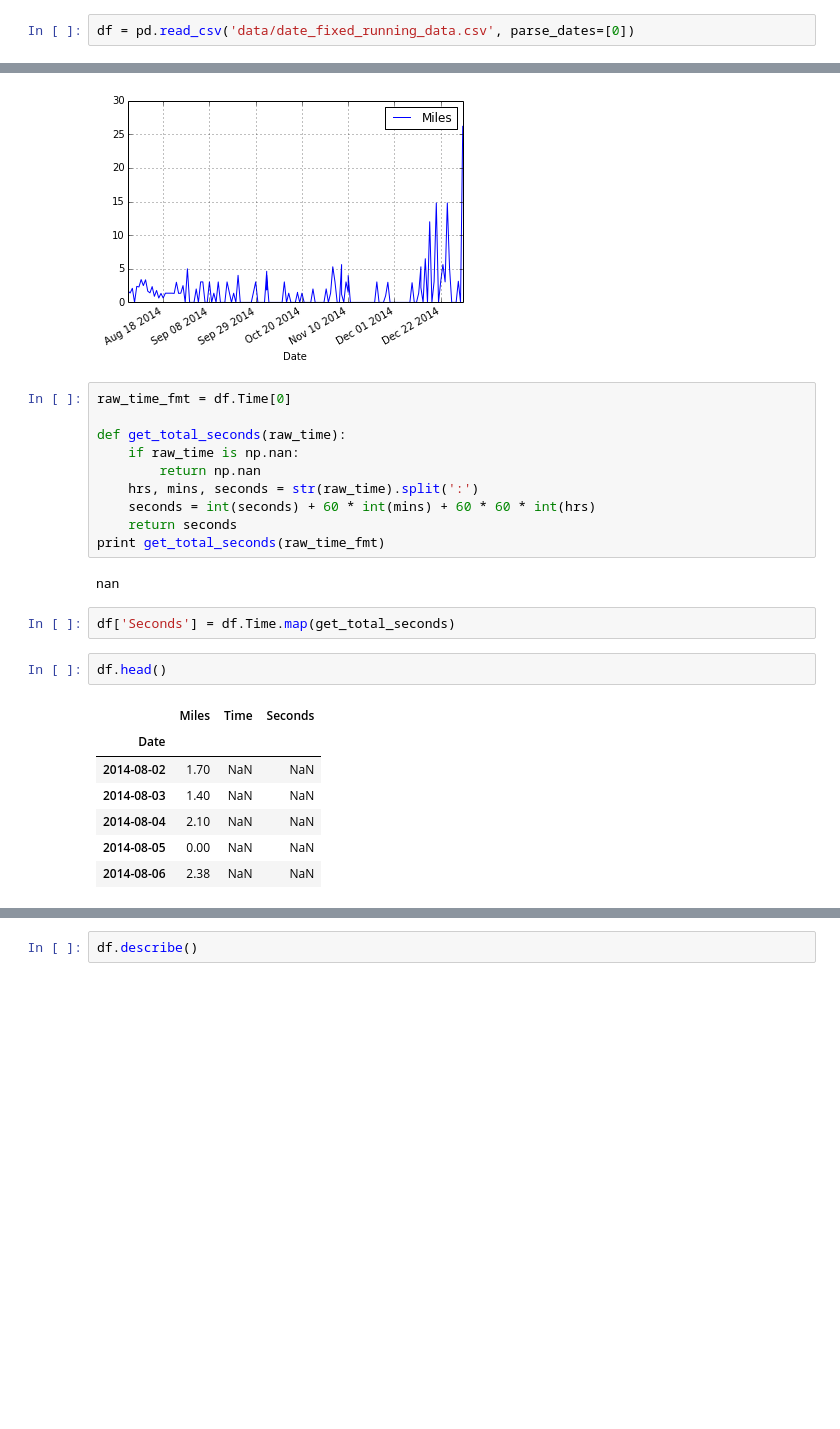
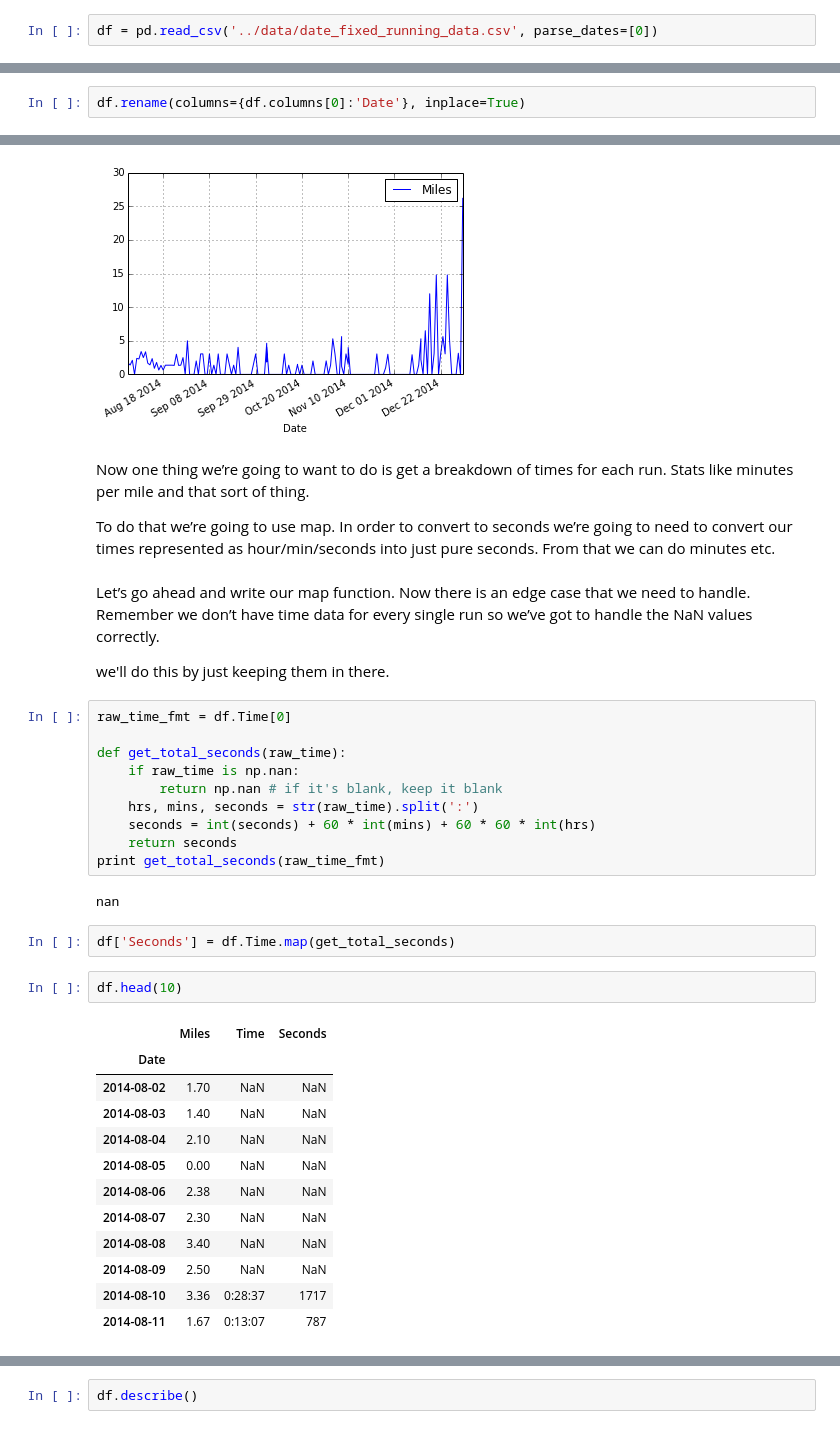
Before and after one commit to bllchmbrs/data_analysis_with_python_and_pandas, a Jupyter notebook: 4 - pandas Basics/4-6 pandas DataFrame Renaming Cols, Handling NaN Values, Maps, Intermediate Plotting, + Rolling Values.ipynb, the cells around one changed output, grey strips where cells are left out. Saved outputs shown, nothing was run; the diff lists cells and outputs as text; blank space fills up the shorter version.

```diff
--- a/4 - pandas Basics/4-6 pandas DataFrame.ipynb
+++ b/4 - pandas Basics/4-6 pandas DataFrame Renaming Cols, Handling NaN Values, Maps, Intermediate Plotting, + Rolling Values.ipynb
@@ -113,2 +44,2 @@ ValueError: 'Date' is not in list
 # %%
-df = pd.read_csv('data/date_fixed_running_data.csv', parse_dates=[0])
+df = pd.read_csv('../data/date_fixed_running_data.csv', parse_dates=[0])
@@ -128,0 +71,2 @@ df.head()
+# %%
+df.rename(columns={df.columns[0]:'Date'}, inplace=True)
@@ -131,12 +88,21 @@ df.plot()
 # %% [output]
 <matplotlib.axes.AxesSubplot at 0x...>
 [figure]
+# %% [markdown]
+Now one thing we’re going to want to do is get a breakdown of times for each run. Stats like minutes per mile and that sort of thing.
+
+To do that we’re going to use map. In order to convert to seconds we’re going to need to convert our times represented as hour/min/seconds into just pure seconds. From that we can do minutes etc.
+# %% [markdown]
+
+Let’s go ahead and write our map function. Now there is an edge case that we need to handle. Remember we don’t have time data for every single run so we’ve got to handle the NaN values correctly.
+
+we'll do this by just keeping them in there.
 # %%
 raw_time_fmt = df.Time[0]
 
 def get_total_seconds(raw_time):
     if raw_time is np.nan:
-        return np.nan
+        return np.nan # if it's blank, keep it blank
     hrs, mins, seconds = str(raw_time).split(':')
     seconds = int(seconds) + 60 * int(mins) + 60 * 60 * int(hrs)
     return seconds
@@ -146,12 +112,17 @@ nan
 # %%
 df['Seconds'] = df.Time.map(get_total_seconds)
 # %%
-df.head()
+df.head(10)
 # %% [output]
 |  | Miles | Time | Seconds |
 | Date |  |  |  |
 | 2014-08-02 | 1.70 | NaN | NaN |
 | 2014-08-03 | 1.40 | NaN | NaN |
 | 2014-08-04 | 2.10 | NaN | NaN |
 | 2014-08-05 | 0.00 | NaN | NaN |
 | 2014-08-06 | 2.38 | NaN | NaN |
+| 2014-08-07 | 2.30 | NaN | NaN |
+| 2014-08-08 | 3.40 | NaN | NaN |
+| 2014-08-09 | 2.50 | NaN | NaN |
+| 2014-08-10 | 3.36 | 0:28:37 | 1717 |
+| 2014-08-11 | 1.67 | 0:13:07 | 787 |
```
Also changed, not shown: parts of 54 cells of this notebook, 3 other files.
